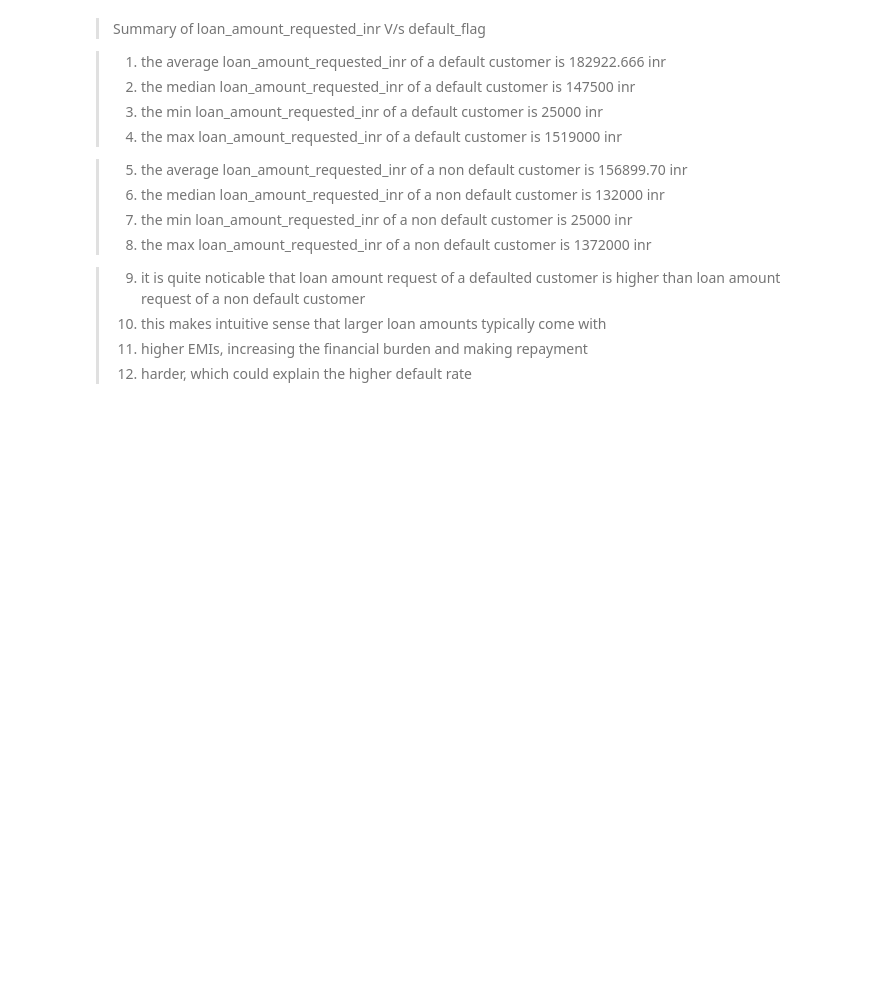
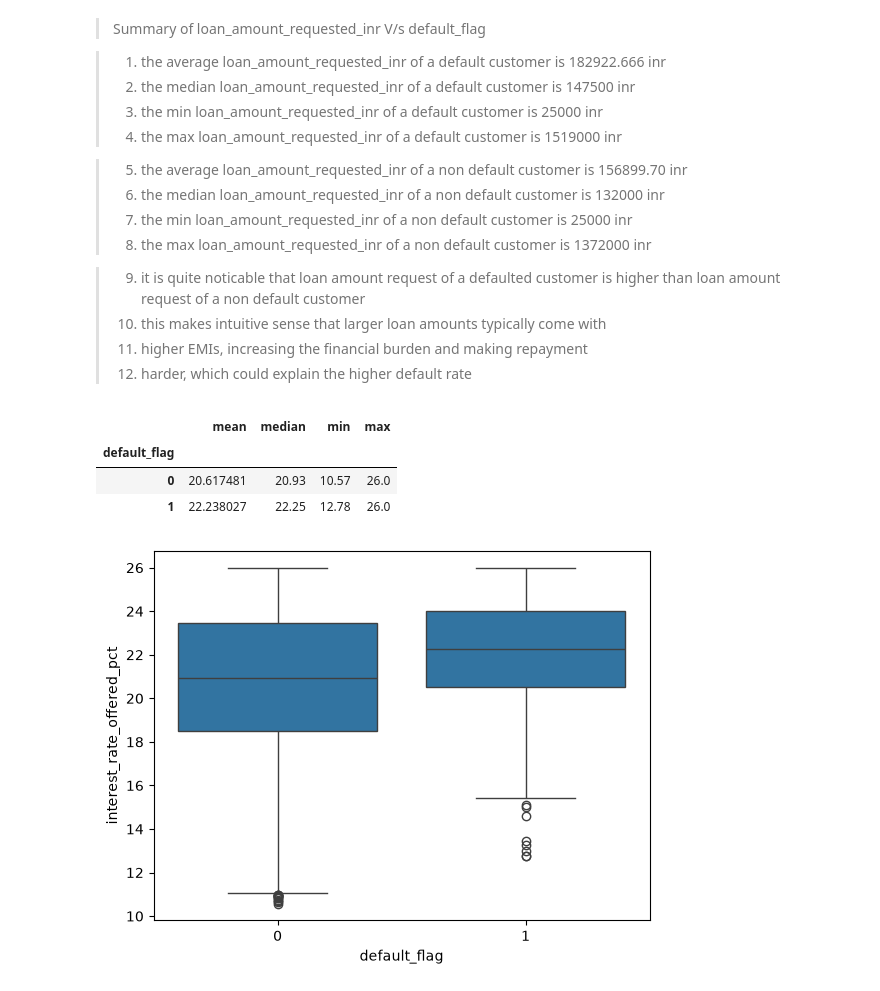
Before and after one commit to Nayan-2006-opensource/loan-default-risk-analysis, a Jupyter notebook: Notebooks/bivariate_analysis_numerical_vs_categorical_columns.ipynb, the cells around one changed output. Cells and saved outputs as stored; diff of their text form; code cells hidden in the pictures; blank space fills up the shorter version.

Commit message:
interst_rate_offered_pct vs default_flag

```diff
--- a/Notebooks/bivariate_analysis_numerical_vs_categorical_columns.ipynb
+++ b/Notebooks/bivariate_analysis_numerical_vs_categorical_columns.ipynb
@@ -193,3 +193,15 @@ plt.show()
 >10. this makes intuitive sense that larger loan amounts typically come with
 >11. higher EMIs, increasing the financial burden and making repayment
 >12. harder, which could explain the higher default rate
+# %%
+#interest_rate_offered_pct V/S default_flag
+a=df.groupby("default_flag")["interest_rate_offered_pct"].agg(["mean","median","min","max"])
+display(a)
+a=sns.boxplot(data=df,x="default_flag",y="interest_rate_offered_pct")
+plt.show()
+# %% [output]
+|  | mean | median | min | max |
+| default_flag |  |  |  |  |
+| 0 | 20.617481 | 20.93 | 10.57 | 26.0 |
+| 1 | 22.238027 | 22.25 | 12.78 | 26.0 |
+[figure, added]
```
Also changed, not shown: parts of 2 cells of this notebook.
